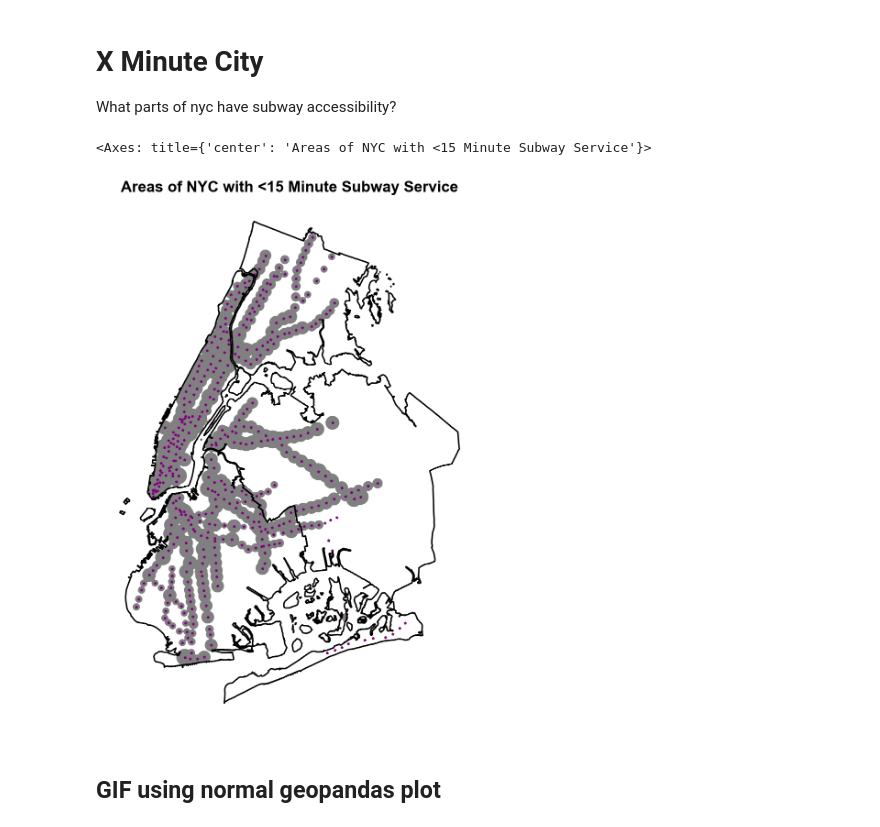
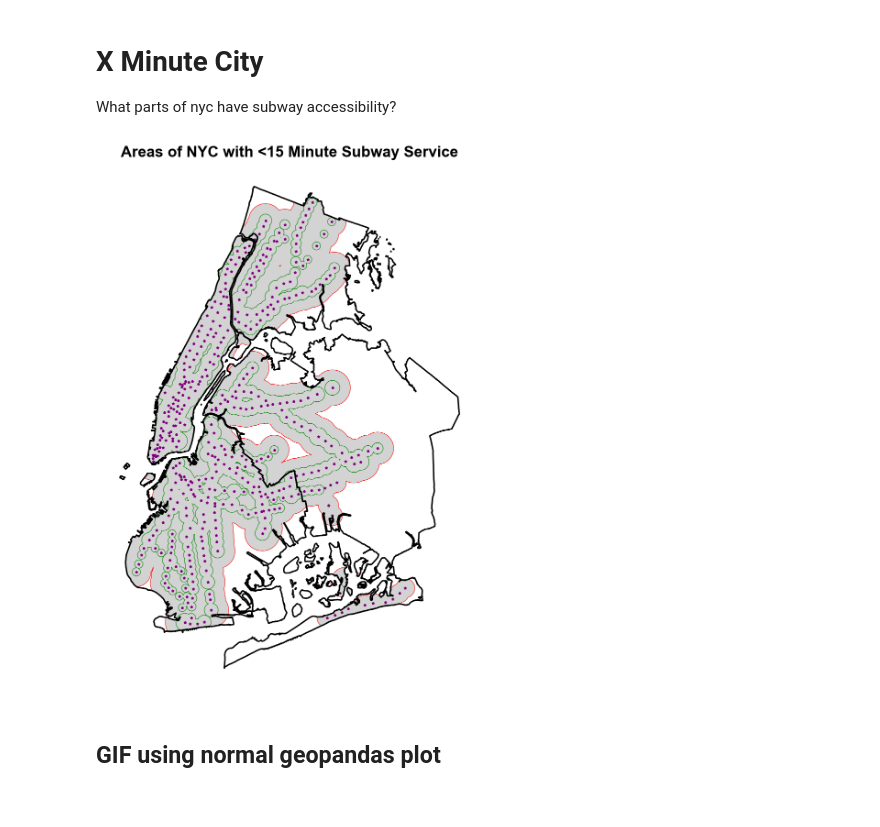
Before and after one commit to gregfeliu/NYC-Subway-Frequencies, a Jupyter notebook: Notebooks/2.Frequency_by_Station.ipynb, the cells around one changed output. Saved outputs shown, nothing was run; the diff lists cells and outputs as text; code cells hidden in the pictures.

Commit message:
added isochrone plot

```diff
--- a/Notebooks/2.Frequency_by_Station.ipynb
+++ b/Notebooks/2.Frequency_by_Station.ipynb
@@ -137,18 +137,26 @@ stations_geodataframe_15['geometry'] = stations_geodataframe_15['geometry'].buff
 
 common_area = boros['geometry'].intersection(stations_geodataframe_15['geometry'].unary_union)
 difference_area = boros['geometry'].difference(stations_geodataframe_15['geometry'].unary_union)
+# %%
+stations_geodataframe_30 = orig_stations_gdf.copy()
+stations_geodataframe_30[f'distance_in_15'] = x_minute_subway(orig_stations_gdf, 30)
+stations_geodataframe_30['geometry'] = stations_geodataframe_30['geometry'].buffer(
+                        stations_geodataframe_30['distance_in_15'])
+
+common_area_30 = boros['geometry'].intersection(stations_geodataframe_30['geometry'].unary_union)
+difference_area = boros['geometry'].difference(stations_geodataframe_30['geometry'].unary_union)
 # %%
 fig, ax = plt.subplots(figsize=(10,10))
 ax.axis('off')
 ax.set_title("Areas of NYC with <15 Minute Subway Service", color='black', fontsize=16, weight='bold')
 boros.boundary.plot(ax=ax, color="black")
-common_area.plot(color='grey', ax=ax)
+common_area_30.plot(color='lightgrey', ax=ax, edgecolor='red', lw=0.5)
+common_area.plot(color='lightgrey', ax=ax, edgecolor='green', lw=0.5)
 # stations
 orig_stations_gdf['geometry'].plot(marker='*', color='purple', markersize=5, ax=ax)
-# plt.savefig("../saved_data/15_minute_city.jpg")
+# plt.savefig("../saved_data/15_30_minute_city_isochrones.jpg")
 # %% [output]
-<Axes: title={'center': 'Areas of NYC with <15 Minute Subway Service'}>
-[figure, old version]
+[figure, new version]
 # %% [markdown]
 ## GIF using normal geopandas plot
 # %%
```
Also changed, not shown: parts of 1 cell of this notebook.
